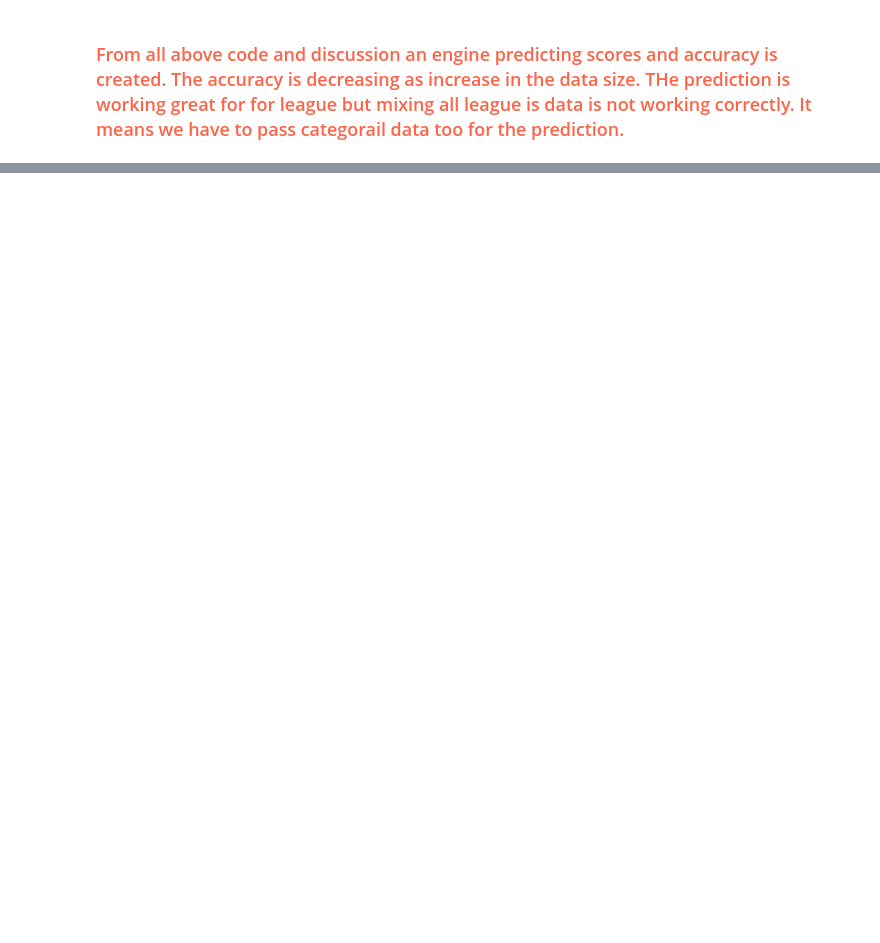
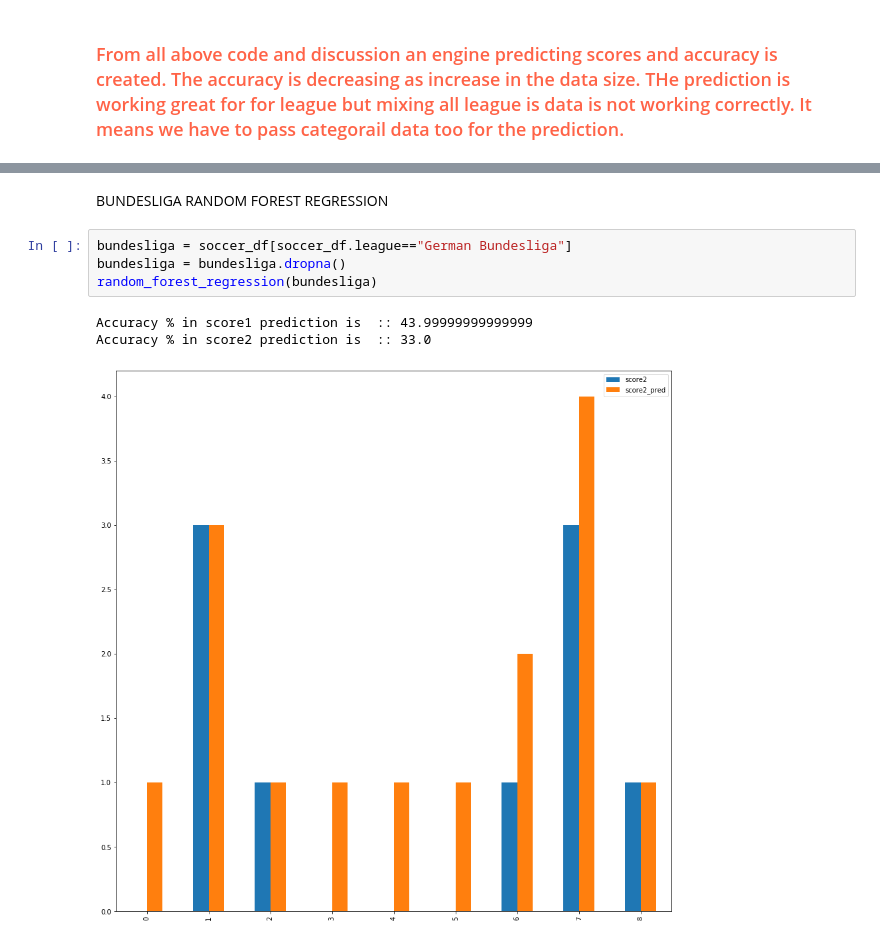
Before and after one commit to pramil-paudel/EECS-731-HW4, a Jupyter notebook: notebook/1.0-soccer_prediction.ipynb, the cells around one changed output, grey strips where cells are left out. Saved outputs shown, nothing was run; the diff lists cells and outputs as text; blank space fills up the shorter version.

```diff
--- a/notebook/1.0-soccer_prediction.ipynb
+++ b/notebook/1.0-soccer_prediction.ipynb
@@ -431,0 +511,10 @@ Accuracy % in score2 prediction is  :: 100.0
+# %% [markdown]
+BUNDESLIGA RANDOM FOREST REGRESSION
+# %%
+bundesliga = soccer_df[soccer_df.league=="German Bundesliga"]
+bundesliga = bundesliga.dropna()
+random_forest_regression(bundesliga)
+# %% [output]
+Accuracy % in score1 prediction is  :: 43.99999999999999
+Accuracy % in score2 prediction is  :: 33.0
+[figure, added]
```
Also changed, not shown: parts of 14 cells of this notebook, 1 other file.
